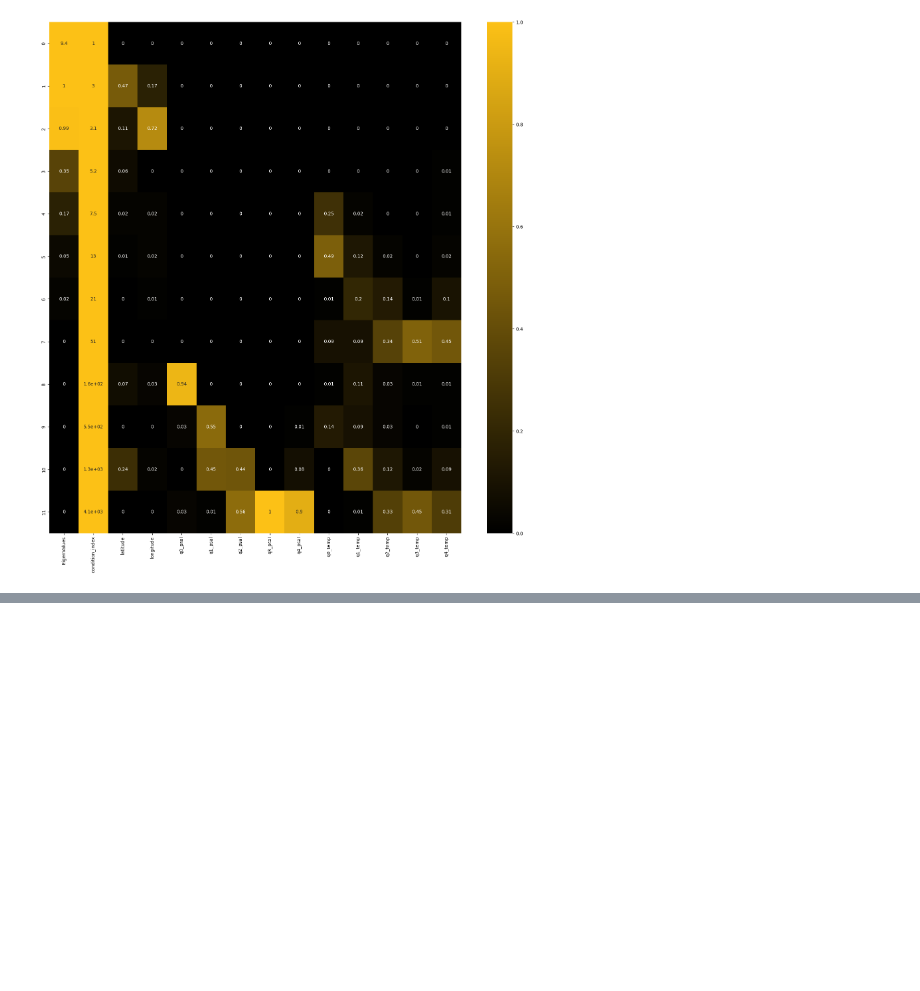
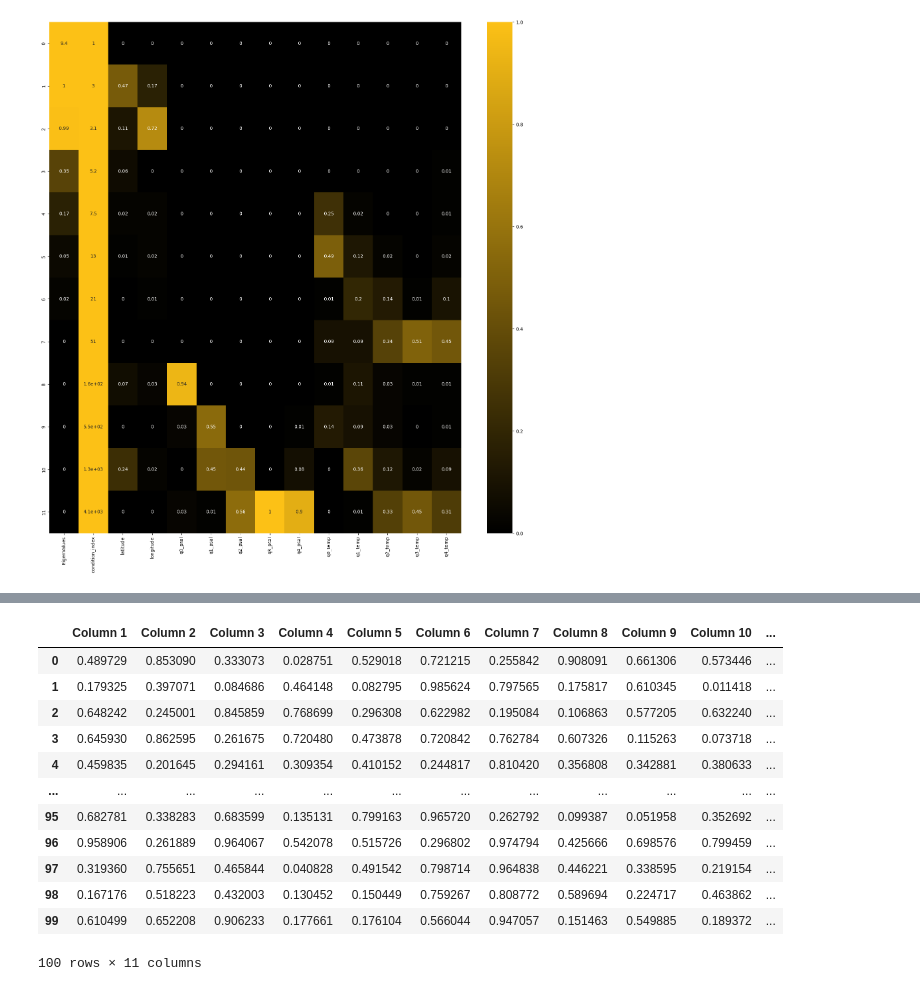
Before and after one commit to JonPGallegos/ocean_climate, a Jupyter notebook: ocean_climate.ipynb, the cells around one changed output, grey strips where cells are left out. Drawn from its saved outputs; the diff is of its cells as text; code cells hidden in the pictures; blank space fills up the shorter version.

```diff
--- a/ocean_climate.ipynb
+++ b/ocean_climate.ipynb
@@ -914,0 +979,16 @@ data.corr()
+# %%
+df
+# %% [output]
+|  | Column 1 | Column 2 | Column 3 | Column 4 | Column 5 | Column 6 | Column 7 | Column 8 | Column 9 | Column 10 | ... |
+| 0 | 0.489729 | 0.853090 | 0.333073 | 0.028751 | 0.529018 | 0.721215 | 0.255842 | 0.908091 | 0.661306 | 0.573446 | ... |
+| 1 | 0.179325 | 0.397071 | 0.084686 | 0.464148 | 0.082795 | 0.985624 | 0.797565 | 0.175817 | 0.610345 | 0.011418 | ... |
+| 2 | 0.648242 | 0.245001 | 0.845859 | 0.768699 | 0.296308 | 0.622982 | 0.195084 | 0.106863 | 0.577205 | 0.632240 | ... |
+| 3 | 0.645930 | 0.862595 | 0.261675 | 0.720480 | 0.473878 | 0.720842 | 0.762784 | 0.607326 | 0.115263 | 0.073718 | ... |
+| 4 | 0.459835 | 0.201645 | 0.294161 | 0.309354 | 0.410152 | 0.244817 | 0.810420 | 0.356808 | 0.342881 | 0.380633 | ... |
+| ... | ... | ... | ... | ... | ... | ... | ... | ... | ... | ... | ... |
+| 95 | 0.682781 | 0.338283 | 0.683599 | 0.135131 | 0.799163 | 0.965720 | 0.262792 | 0.099387 | 0.051958 | 0.352692 | ... |
+| 96 | 0.958906 | 0.261889 | 0.964067 | 0.542078 | 0.515726 | 0.296802 | 0.974794 | 0.425666 | 0.698576 | 0.799459 | ... |
+| 97 | 0.319360 | 0.755651 | 0.465844 | 0.040828 | 0.491542 | 0.798714 | 0.964838 | 0.446221 | 0.338595 | 0.219154 | ... |
+| 98 | 0.167176 | 0.518223 | 0.432003 | 0.130452 | 0.150449 | 0.759267 | 0.808772 | 0.589694 | 0.224717 | 0.463862 | ... |
+| 99 | 0.610499 | 0.652208 | 0.906233 | 0.177661 | 0.176104 | 0.566044 | 0.947057 | 0.151463 | 0.549885 | 0.189372 | ... |
+100 rows × 11 columns
```
Also changed, not shown: parts of 20 cells of this notebook.
